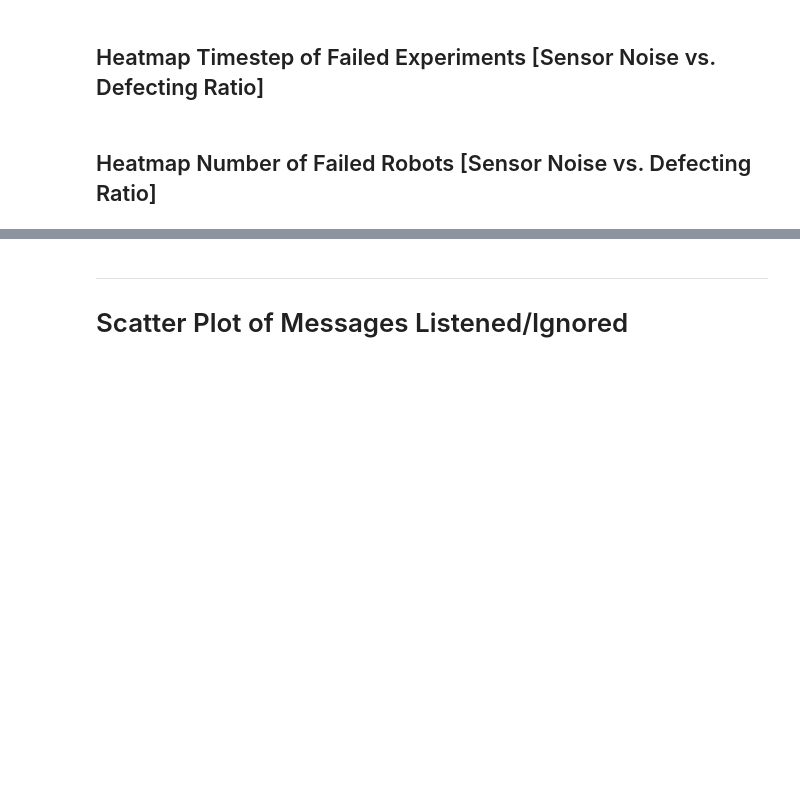
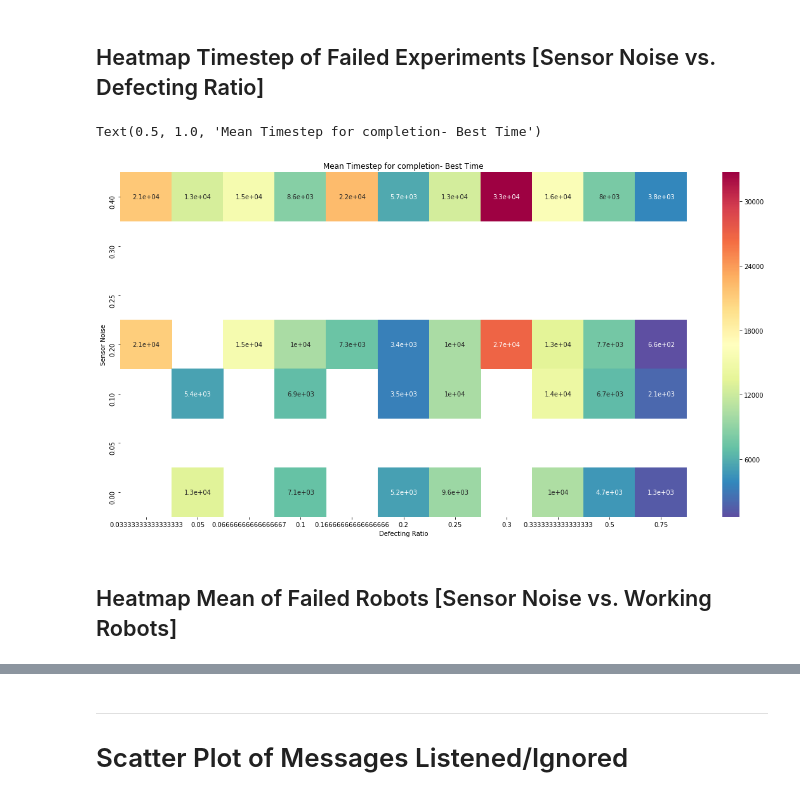
Before and after one commit to nsrishankar/analysis_scripts, a Jupyter notebook: CDM_lying_clusteranalysis.ipynb, the cells around one changed output, grey strips where cells are left out. Cells and saved outputs as stored; diff of their text form; code cells hidden in the pictures; blank space fills up the shorter version.

```diff
--- a/CDM_lying_clusteranalysis.ipynb
+++ b/CDM_lying_clusteranalysis.ipynb
@@ -1359,13 +1423,16 @@ plt.title('Number of failed experiments')
 ## Heatmap Timestep of Failed Experiments [Sensor Noise vs. Defecting Ratio]
 # %%
 plt.figure(figsize=(20,10))
-sns.heatmap(mt_df_all, annot=True,cmap='summer')
+sns.heatmap(mt_df_all, annot=True,cmap='Spectral_r')
 plt.ylabel('Sensor Noise')
 plt.xlabel('Defecting Ratio')
 plt.title('Mean Timestep for completion- Best Time')
 # plt.savefig("Successful_MeanTimesteps_Random",bbox_inches='tight')
 # plt.savefig("Successful_MeanTimesteps_Defecting",bbox_inches='tight')
+# %% [output]
+Text(0.5, 1.0, 'Mean Timestep for completion- Best Time')
+[figure, added]
 # %% [markdown]
-## Heatmap Number of Failed Robots [Sensor Noise vs. Defecting Ratio]
+## Heatmap Mean of Failed Robots [Sensor Noise vs. Working Robots]
 # %%
 plt.figure(figsize=(20,10))
```
Also changed, not shown: parts of 43 cells of this notebook.
